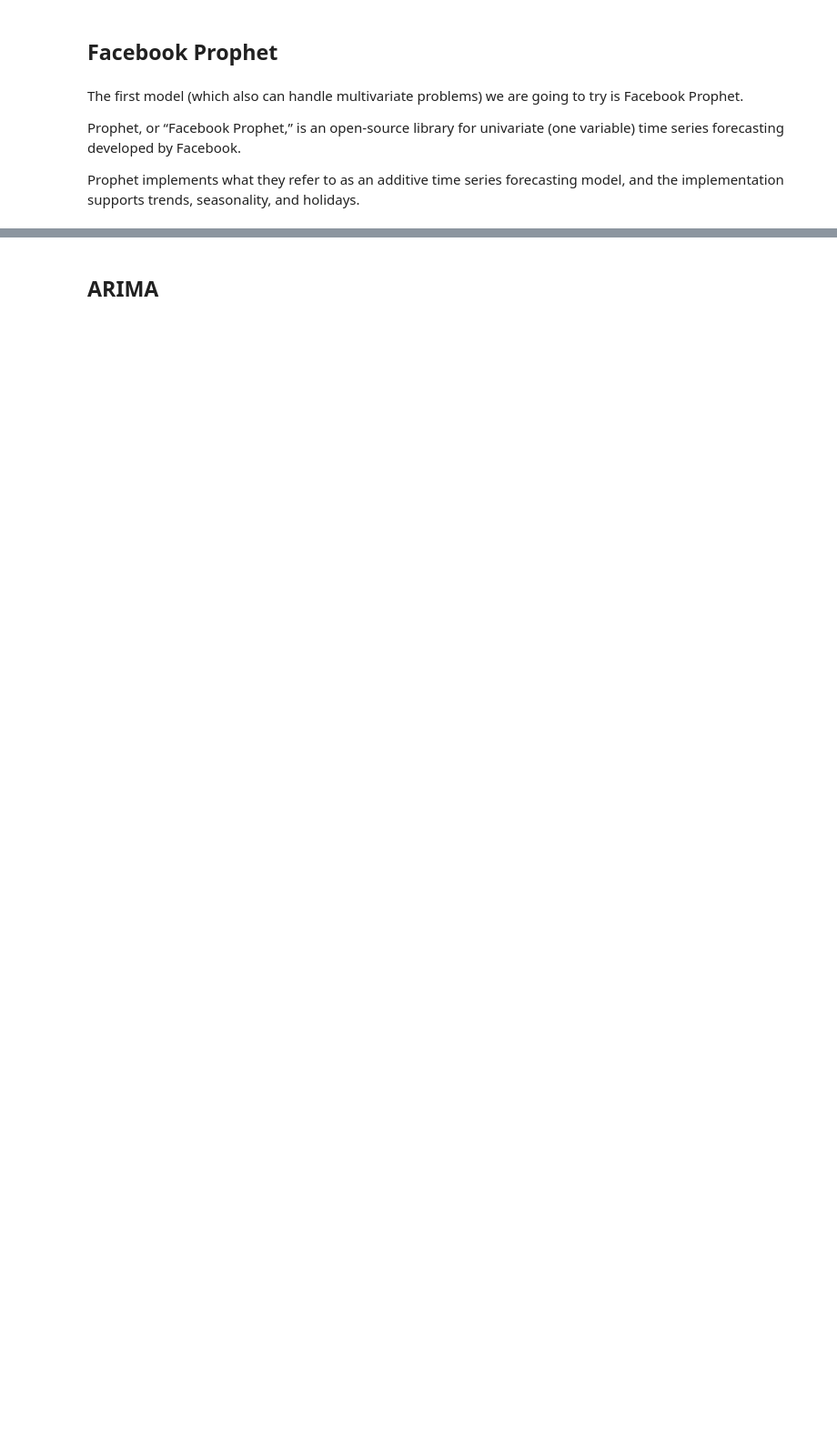
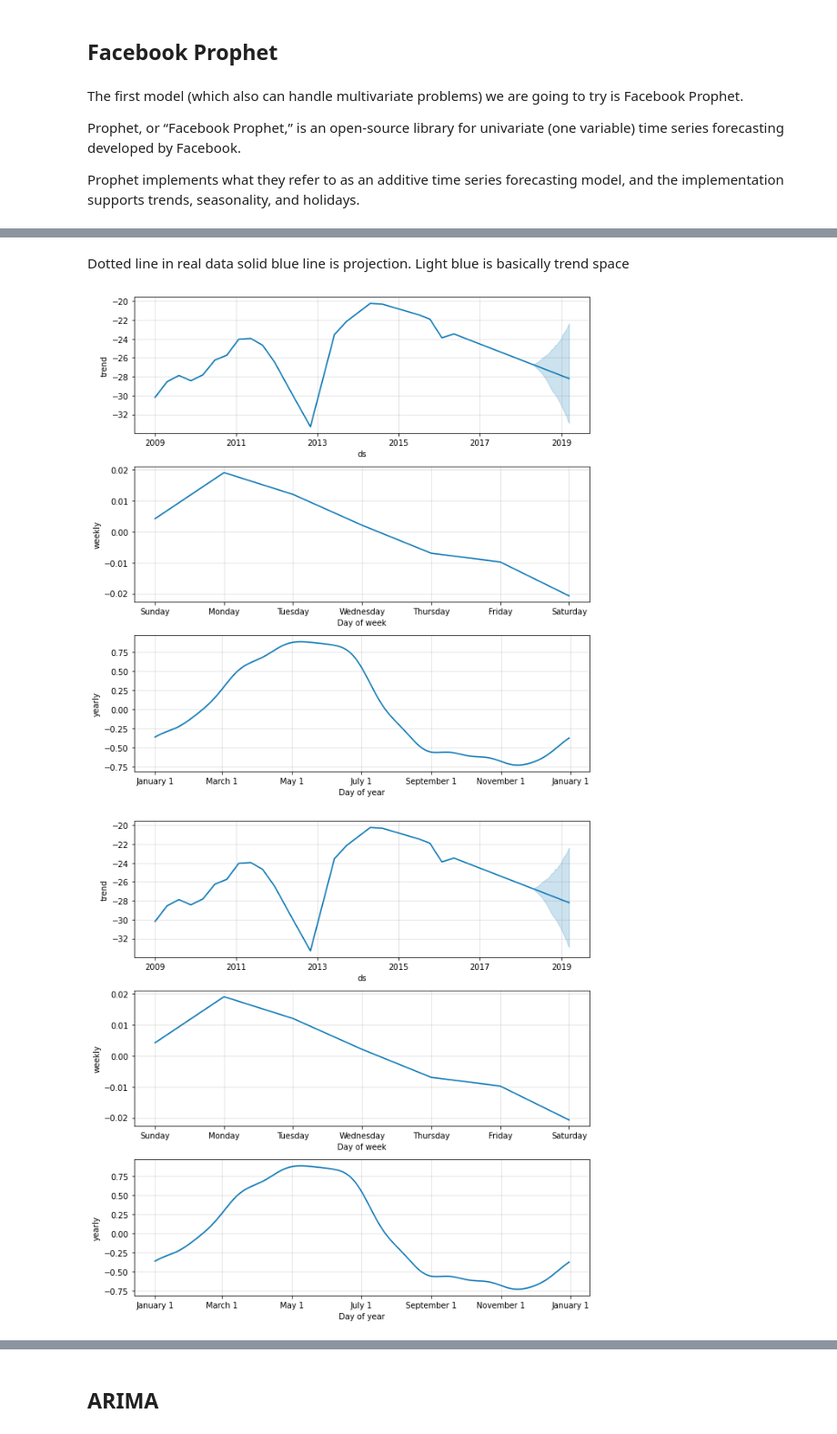
Before and after one commit to sweta0805/Capstone3Project, a Jupyter notebook: Capstone3_Data_wrangling & EDA.ipynb, the cells around one changed output, grey strips where cells are left out. Shown at 91% size. Saved outputs shown, nothing was run; the diff lists cells and outputs as text; code cells hidden in the pictures; blank space fills up the shorter version.

```diff
--- a/Capstone3_Data_wrangling & EDA.ipynb
+++ b/Capstone3_Data_wrangling & EDA.ipynb
@@ -1080,0 +1091,7 @@ RMSE: 1.6816394185600718
+# %% [markdown]
+Dotted line in real data solid blue line is projection. Light blue is basically trend space
+# %%
+model.plot_components(prediction)
+# %% [output]
+[figure, added]
+[figure, added]
```
Also changed, not shown: parts of 26 cells of this notebook.
